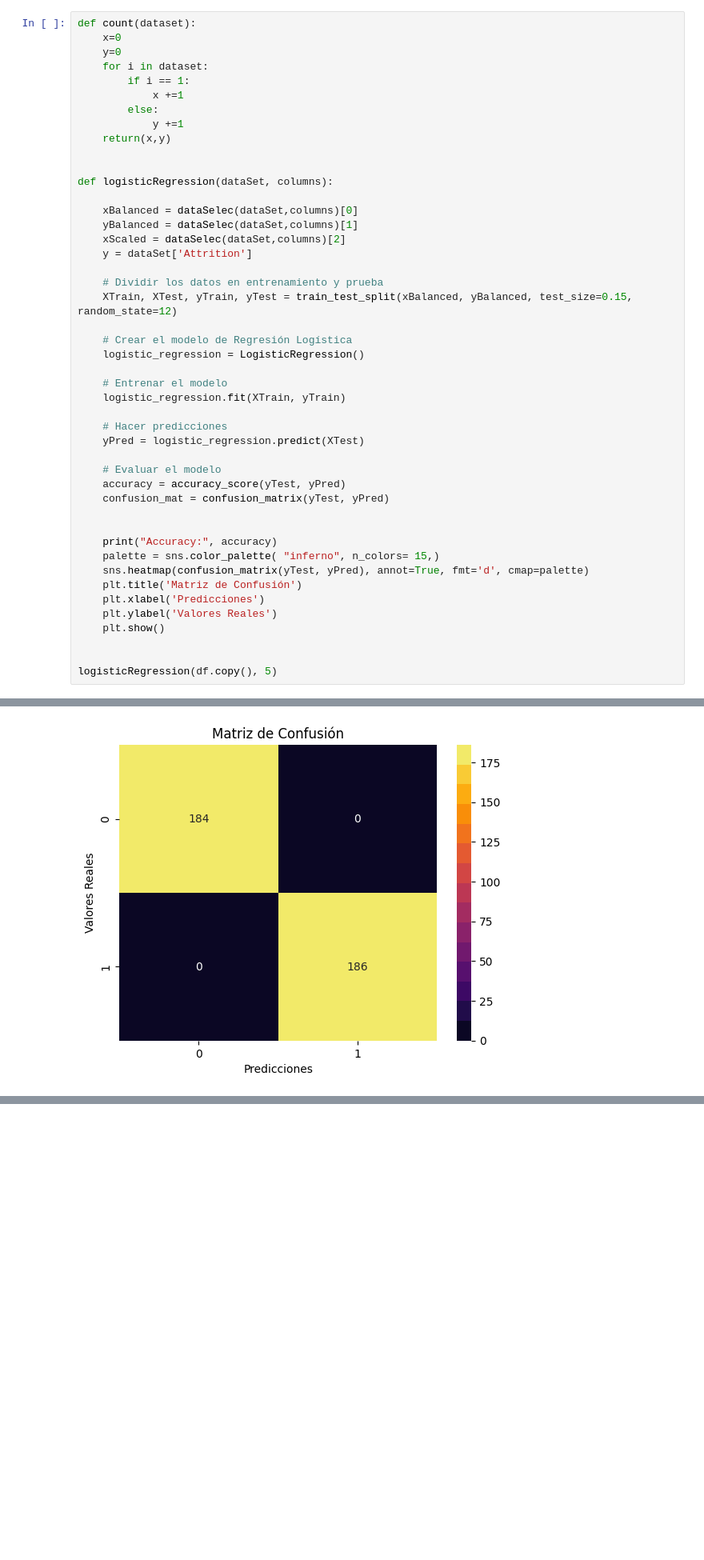
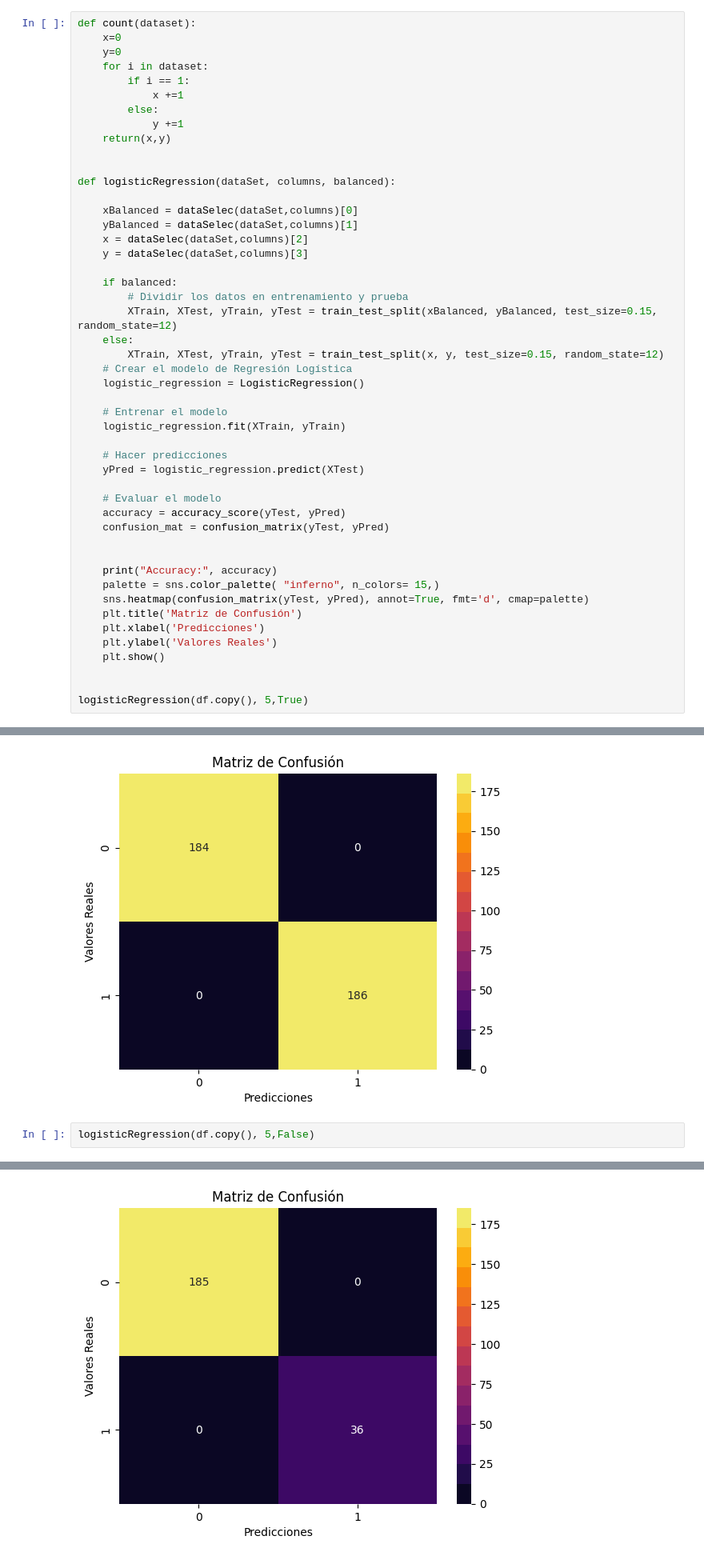
Before and after one commit to AndreAraya/Modelos-de-Machine-Learning-Diabetes-y-IBM-Atrittion-, a Jupyter notebook: IBM_attrition.ipynb, the cells around one changed output, grey strips where cells are left out. Shown: that part at 80% size. Saved outputs shown, nothing was run; the diff lists cells and outputs as text; blank space fills up the shorter version.

```diff
--- a/IBM_attrition.ipynb
+++ b/IBM_attrition.ipynb
@@ -258,16 +277,18 @@ def count(dataset):
     return(x,y)
 
 
-def logisticRegression(dataSet, columns):
+def logisticRegression(dataSet, columns, balanced):
 
     xBalanced = dataSelec(dataSet,columns)[0]
     yBalanced = dataSelec(dataSet,columns)[1]
-    xScaled = dataSelec(dataSet,columns)[2]
-    y = dataSet['Attrition']
+    x = dataSelec(dataSet,columns)[2]
+    y = dataSelec(dataSet,columns)[3]
 
-    # Dividir los datos en entrenamiento y prueba
-    XTrain, XTest, yTrain, yTest = train_test_split(xBalanced, yBalanced, test_size=0.15, random_state=12)
-
+    if balanced:
+        # Dividir los datos en entrenamiento y prueba
+        XTrain, XTest, yTrain, yTest = train_test_split(xBalanced, yBalanced, test_size=0.15, random_state=12)
+    else:
+        XTrain, XTest, yTrain, yTest = train_test_split(x, y, test_size=0.15, random_state=12)
     # Crear el modelo de Regresión Logística
     logistic_regression = LogisticRegression()
 
@@ -291,7 +312,10 @@ def logisticRegression(dataSet, columns):
     plt.show()
 
 
-logisticRegression(df.copy(), 5)
+logisticRegression(df.copy(), 5,True)
 # %% [output]
 Accuracy: 1.0
 [figure]
+# %%
+logisticRegression(df.copy(), 5,False)
+# %% [output]
@@ -297,0 +323 @@ Accuracy: 1.0
+[figure, added]
```
Also changed, not shown: parts of 5 cells of this notebook.
